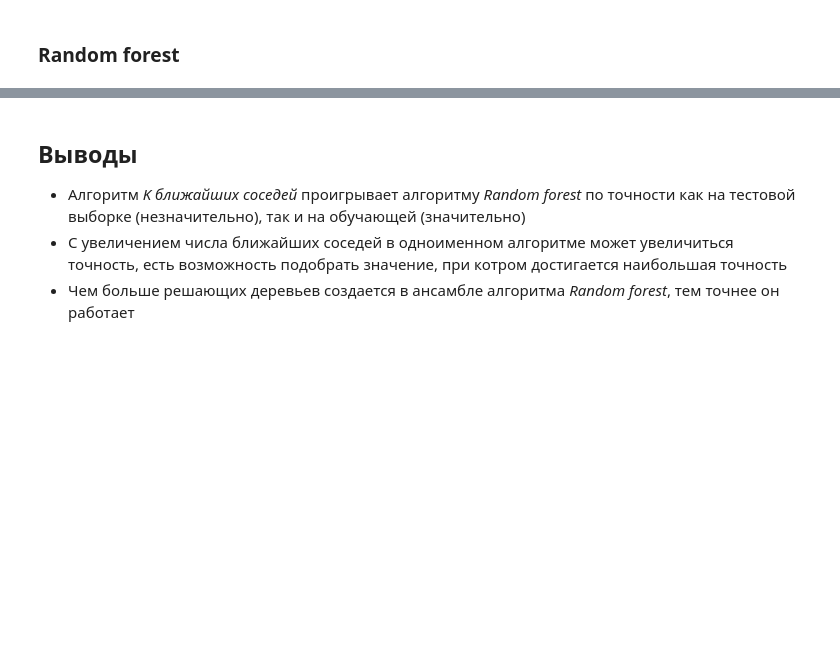
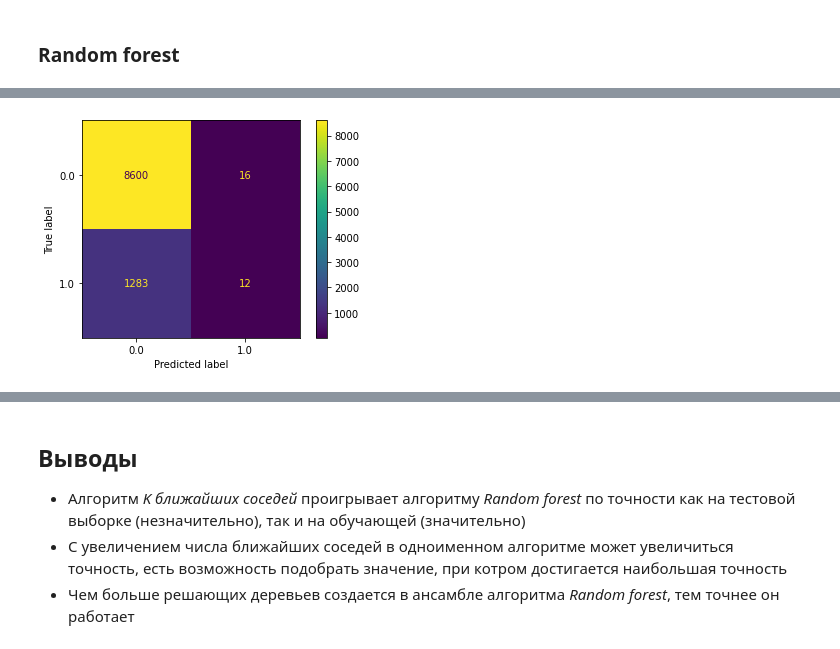
Before and after one commit to vla5924-practice/machine-learning, a Jupyter notebook: 01_classification/01_classification.ipynb, the cells around one changed output, grey strips where cells are left out. Saved outputs shown, nothing was run; the diff lists cells and outputs as text; code cells hidden in the pictures; blank space fills up the shorter version.

```diff
--- a/01_classification/01_classification.ipynb
+++ b/01_classification/01_classification.ipynb
@@ -355,3 +364,12 @@ Mean-squared error: train 0.004069552349241583, test 0.13066289980829382
+# %%
+confusion = confusion_matrix(y_test, y_test_pred, labels=rf_model.classes_)
+display = ConfusionMatrixDisplay(
+    confusion_matrix=confusion, display_labels=rf_model.classes_)
+display.plot()
+plt.show()
+pass
+# %% [output]
+[figure, added]
 # %%
 pd.Series(rf_model.feature_importances_, index=X.columns).sort_values(ascending=False)
 # %% [output]
```
Also changed, not shown: parts of 7 cells of this notebook, 7 other files.
